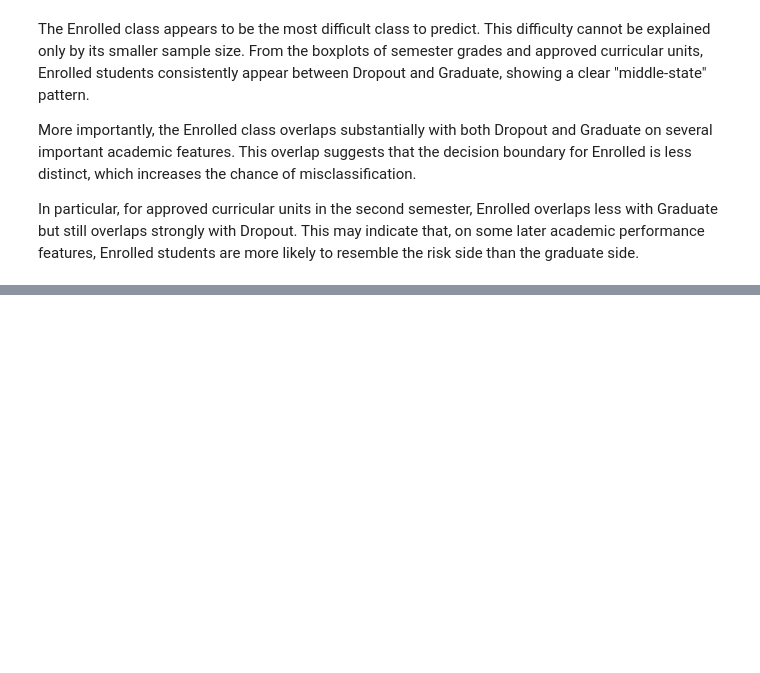
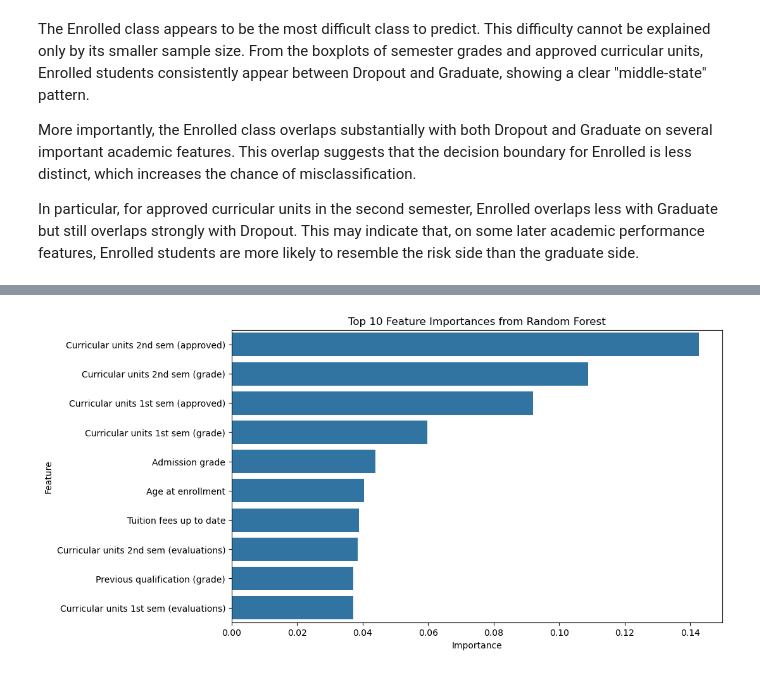
Before and after one commit to Jpuirgn/ML_student_risk_prediction, a Jupyter notebook: notebooks/student_risk_prediction.ipynb, the cells around one changed output, grey strips where cells are left out. Saved outputs shown, nothing was run; the diff lists cells and outputs as text; code cells hidden in the pictures; blank space fills up the shorter version.

Commit message:
update:feature importance

```diff
--- a/notebooks/student_risk_prediction.ipynb
+++ b/notebooks/student_risk_prediction.ipynb
@@ -479,3 +479,14 @@ In particular, for approved curricular units in the second semester,
 Enrolled overlaps less with Graduate but still overlaps strongly with Dropout.
 This may indicate that, on some later academic performance features,
 Enrolled students are more likely to resemble the risk side than the graduate side.
+# %%
+feature_importances = rf_model.feature_importances_
+
+importance_df = pd.DataFrame({
+    "Feature": X.columns,
+    "Importance": feature_importances
+})
+
+importance_df = importance_df.sort_values(by="Importance", ascending=False)
+
+importance_df.head(10)
@@ -481,0 +505,11 @@ Enrolled students are more likely to resemble the risk side than the graduate si
+# %%
+top10_features = importance_df.head(10)
+
+plt.figure(figsize=(10, 6))
+sns.barplot(data=top10_features, x="Importance", y="Feature")
+plt.title("Top 10 Feature Importances from Random Forest")
+plt.xlabel("Importance")
+plt.ylabel("Feature")
+plt.show()
+# %% [output]
+[figure, added]
```
Also changed, not shown: parts of 1 cell of this notebook.
